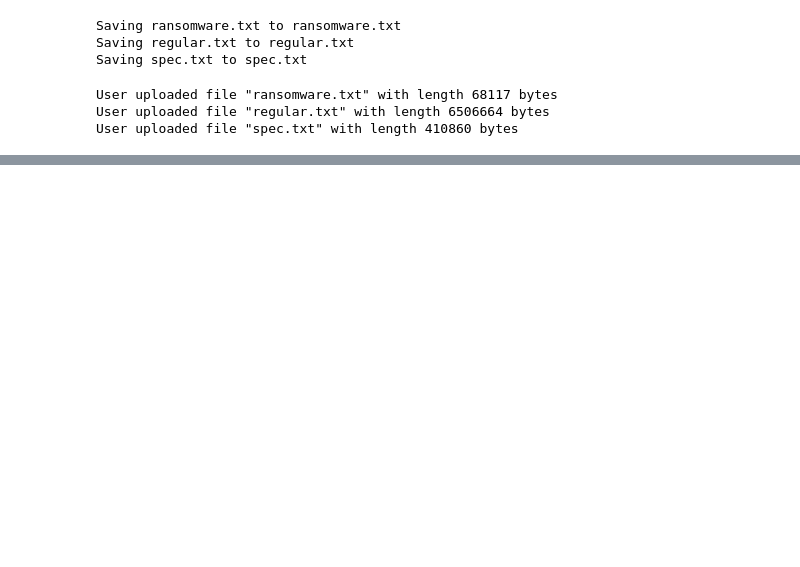
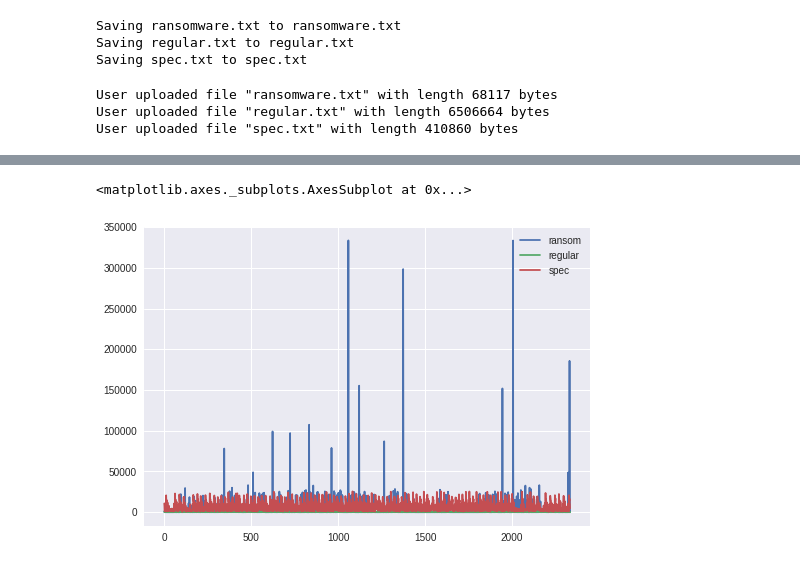
Before and after one commit to kumarshankar/Ransomware-Detector, a Jupyter notebook: FADML_wannacry1.ipynb, the cells around one changed output, grey strips where cells are left out. Saved outputs shown, nothing was run; the diff lists cells and outputs as text; code cells hidden in the pictures; blank space fills up the shorter version.

```diff
--- a/FADML_wannacry1.ipynb
+++ b/FADML_wannacry1.ipynb
@@ -34,0 +58,11 @@ spec_data = pd.read_csv("spec.txt",sep=',',names=[ 'instructions','cache-referen
+# %%
+cacmisscomp = pd.DataFrame({'regular': regular_data[regular_data.columns[2]],
+                          'ransom': ransom_data[ransom_data.columns[2]],
+                          'spec': spec_data[spec_data.columns[2]]})
+
+cacmisscomp = cacmisscomp.iloc[:2335,:]
+
+cacmisscomp.plot()
+# %% [output]
+<matplotlib.axes._subplots.AxesSubplot at 0x...>
+[figure, added]
```
Also changed, not shown: parts of 10 cells of this notebook.
